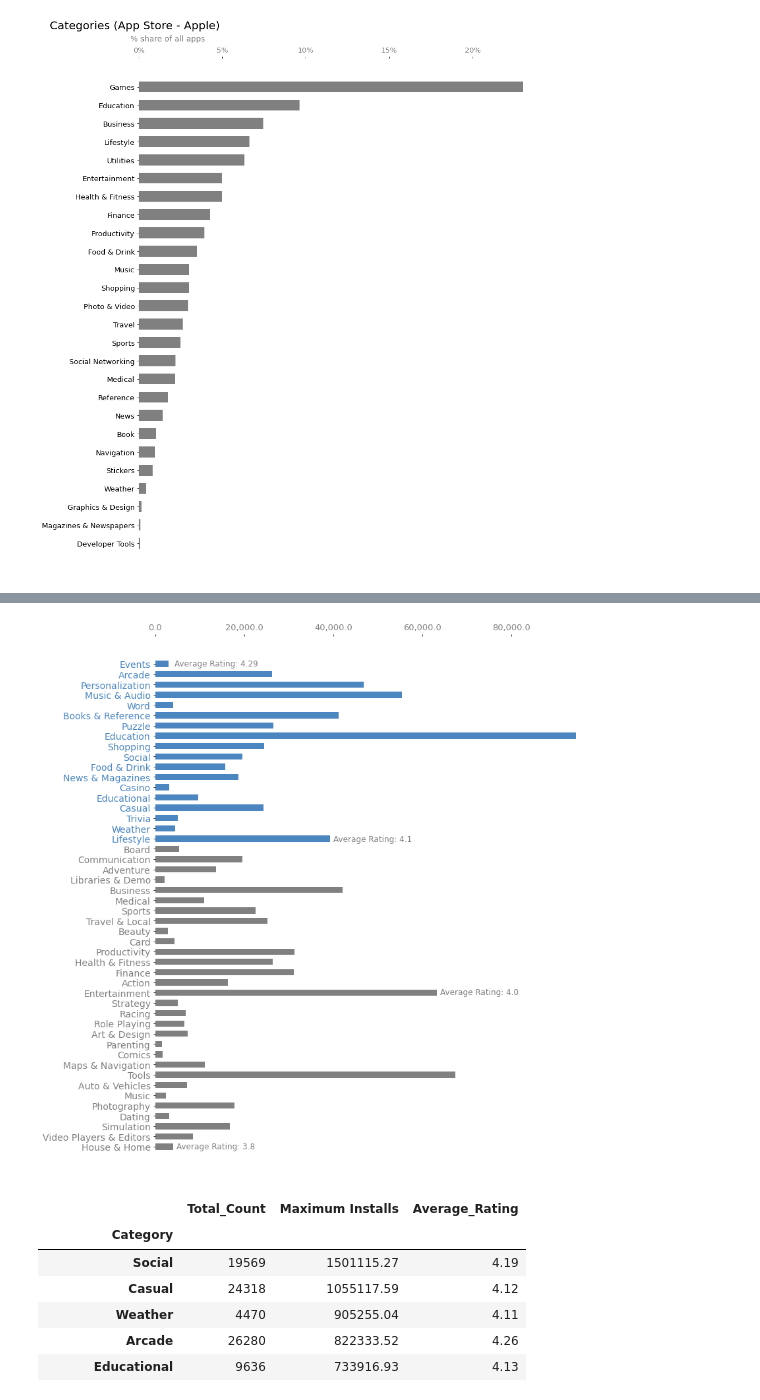
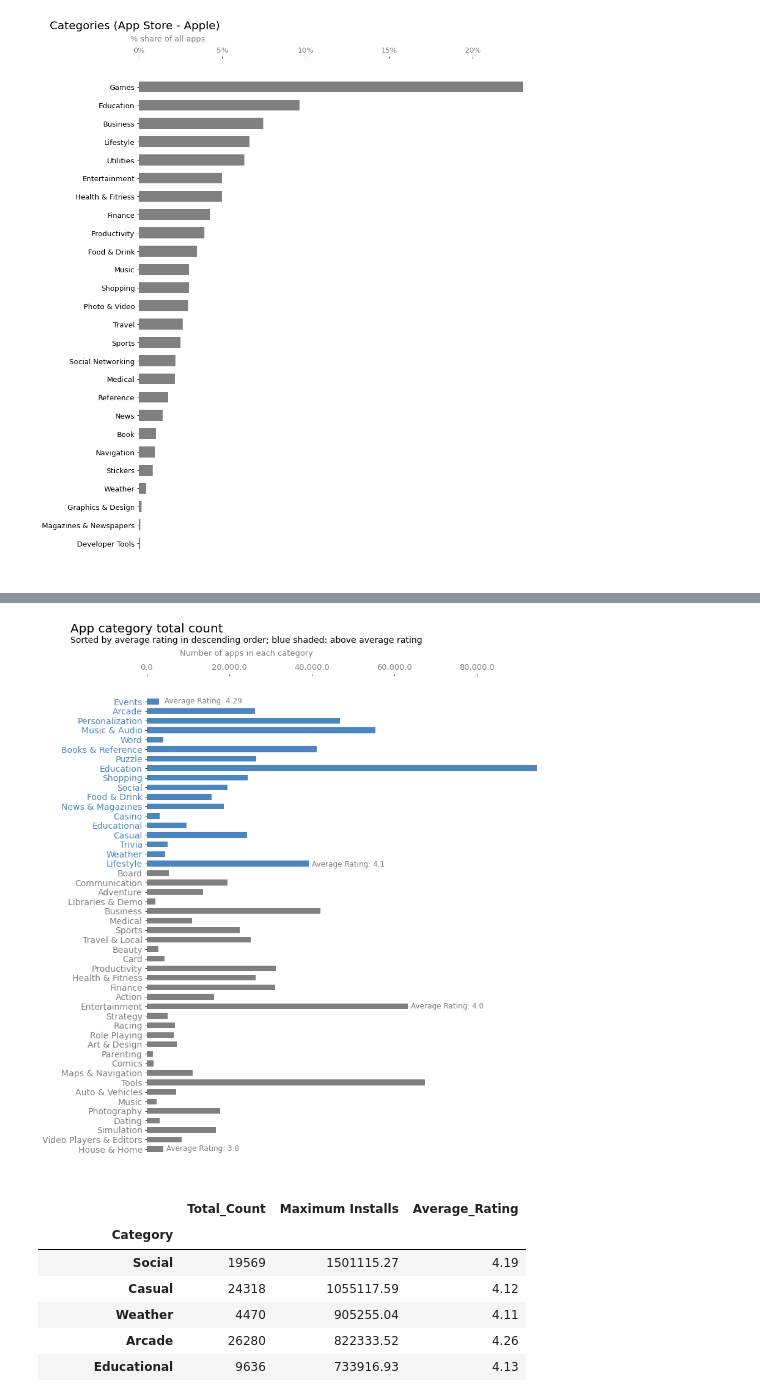
Before and after one commit to paul-trood/Portfolio-Mobile_app_recommendations, a Jupyter notebook: app_profile.ipynb, the cells around one changed output, grey strips where cells are left out. Saved outputs shown, nothing was run; the diff lists cells and outputs as text; code cells hidden in the pictures.

```diff
--- a/app_profile.ipynb
+++ b/app_profile.ipynb
@@ -326,34 +408,39 @@ ax.xaxis.set_major_formatter(StrMethodFormatter('{x:,}'))
 plt.gca().invert_yaxis()
 plt.gca().spines[["right", "left", "top", "bottom"]].set_visible(False)
 ax.xaxis.tick_top()
+
+plt.title("App category total count", size = 20, x = 0, y = 1.08)
+plt.text(-18500, -6.2, "Sorted by average rating in descending order; blue shaded: above average rating", size = 14)
+plt.text(8000, -4.8,"Number of apps in each category", size = 13, color = "grey")
+#plt.text(60000, 0, "Above average rated\napps shaded in blue", size = 13, color = "grey")
 
 plt.xticks(size = 13, color = "grey")
 plt.yticks(size = 14)
 
 colors_yticks = ["#4B86C1"] * 18
 colors_yticks
 
 colors_yticks_2 = ["grey"] * 30
 colors_yticks_2
 
 # Y tick label colors
 labels = ax.get_yticklabels()
 
 for l, c in zip(labels, colors_yticks):
     l.set_color(c)
 
 more_labels = ax.get_yticklabels()[18:]
 
 for l, c in zip(more_labels, colors_yticks_2):
     l.set_color(c)
 
 plt.text(4300, 0.2,"Average Rating: 4.29", size = 12, color = "grey")
 plt.text(40000, 17.3,"Average Rating: 4.1", size = 12, color = "grey")
 plt.text(64000, 32.2,"Average Rating: 4.0", size = 12, color = "grey")
 plt.text(4800, 47.2,"Average Rating: 3.8", size = 12, color = "grey")
 plt.show()
 # %% [output]
-[figure, old version]
+[figure, new version]
 # %%
 highest_rated = category_pivot_table[category_pivot_table["Average_Rating"] > csv["Rating"].mean()].copy()
 highest_rated = highest_rated.sort_values(by = "Maximum Installs", ascending= False)
```
Also changed, not shown: parts of 25 cells of this notebook.
